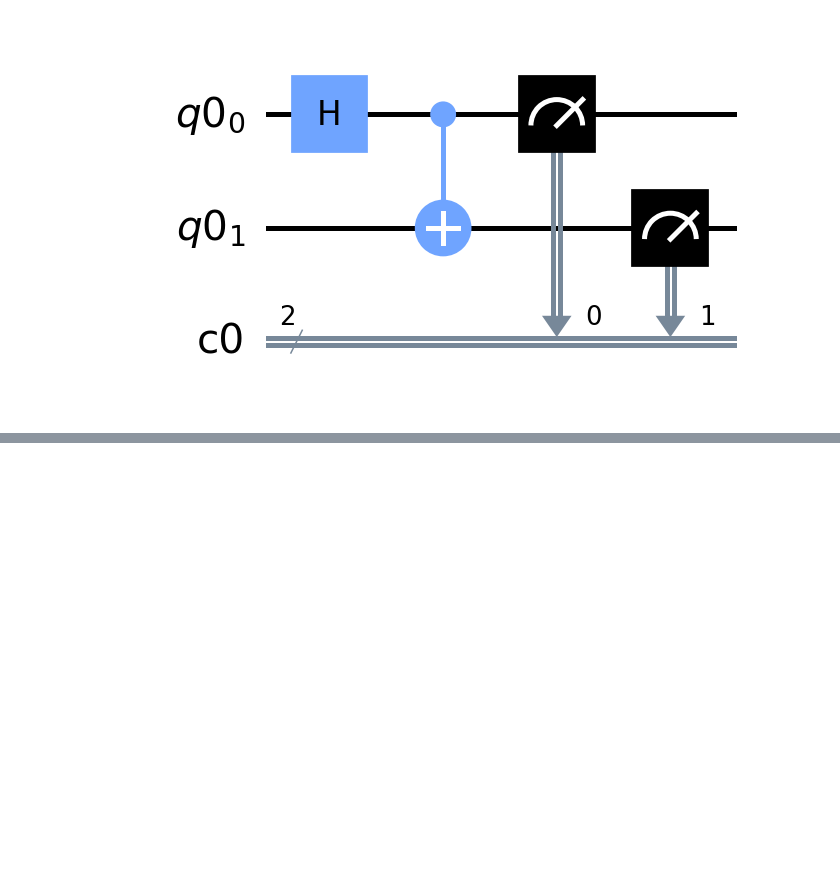
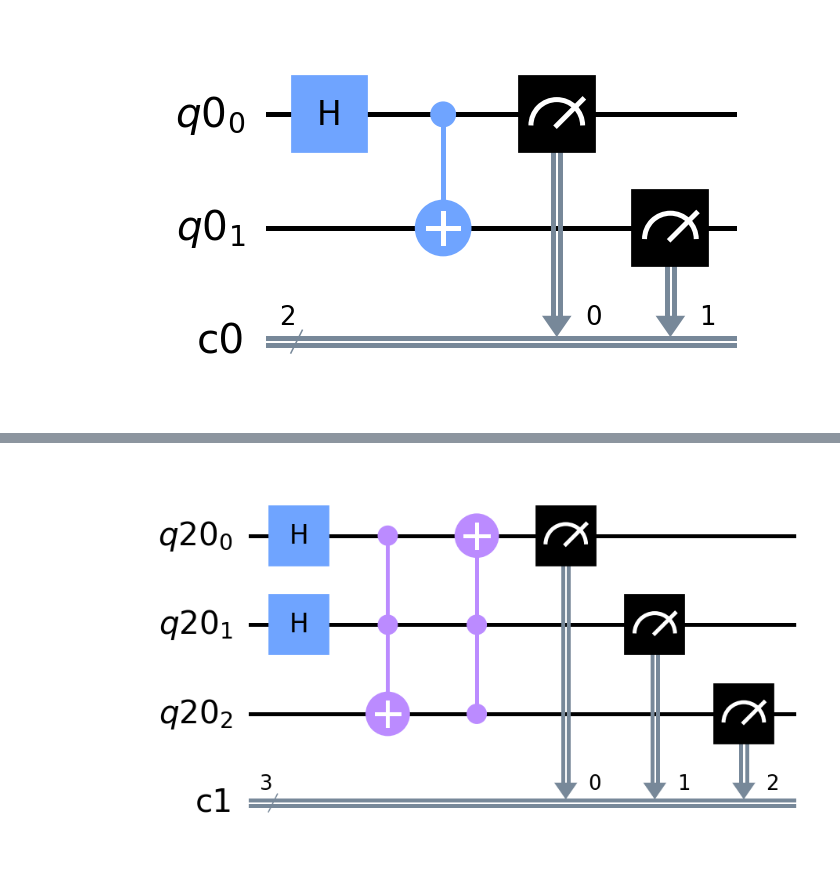
Before and after one commit to joey-kilgore/quantum-playground, a Jupyter notebook: multi-qubit.ipynb, the cells around one changed output, grey strips where cells are left out. Saved outputs shown, nothing was run; the diff lists cells and outputs as text; code cells hidden in the pictures; blank space fills up the shorter version.

Commit message:
added multi cell quantum synapse

```diff
--- a/multi-qubit.ipynb
+++ b/multi-qubit.ipynb
@@ -48,0 +49,12 @@ plot_histogram(result.get_counts(circuit))
+# %%
+qr = QuantumRegister(3)
+cr = ClassicalRegister(3)
+circuit = QuantumCircuit(qr, cr)
+circuit.h(qr[0])
+circuit.h(qr[1])
+circuit.ccx(qr[0], qr[1], qr[2])
+circuit.ccx(qr[2], qr[1], qr[0])
+circuit.measure(qr, cr)
+circuit.draw(output='mpl', scale=2.5)
+# %% [output]
+[figure, added]
```
Also changed, not shown: parts of 3 cells of this notebook, 1 other file.
